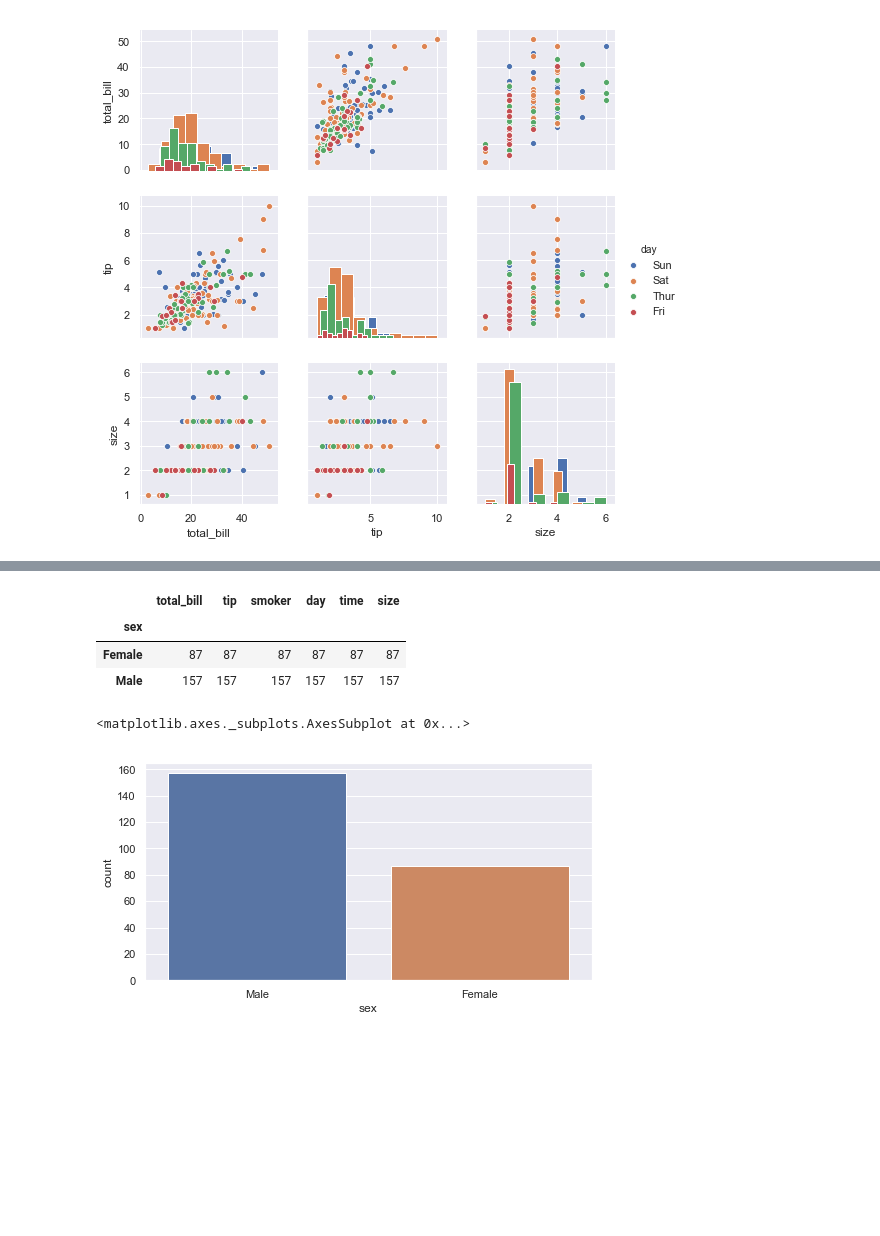
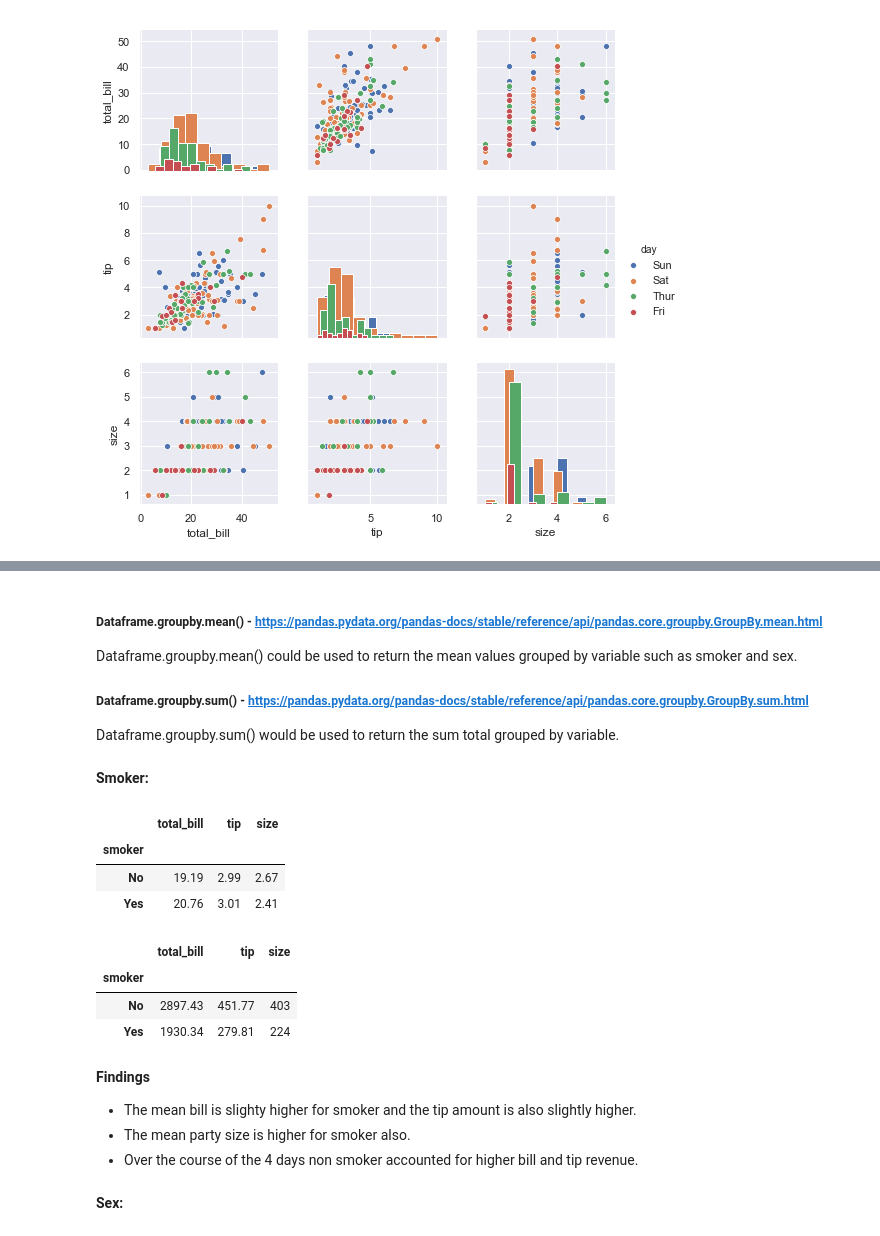
Before and after one commit to johndunne2019/Fundamentals-of-Data-Analysis-Project-2019, a Jupyter notebook: Tips-Dataset.ipynb, the cells around one changed output, grey strips where cells are left out. Saved outputs shown, nothing was run; the diff lists cells and outputs as text; code cells hidden in the pictures; blank space fills up the shorter version.

```diff
--- a/Tips-Dataset.ipynb
+++ b/Tips-Dataset.ipynb
@@ -1153,15 +1072,31 @@ Dataframe.groupby.count() could be used to see how many entries are recorded in
+# %% [markdown]
+##### **Dataframe.groupby.mean() - https://pandas.pydata.org/pandas-docs/stable/reference/api/pandas.core.groupby.GroupBy.mean.html**
+
+Dataframe.groupby.mean() could be used to return the mean values grouped by variable such as smoker and sex.
+
+##### **Dataframe.groupby.sum() - https://pandas.pydata.org/pandas-docs/stable/reference/api/pandas.core.groupby.GroupBy.sum.html**
+Dataframe.groupby.sum() would be used to return the sum total grouped by variable.
+# %% [markdown]
+**Smoker:**
 # %%
-df.groupby('sex').count()
-# I read about using pandas.groupby in this tutorial: https://data36.com/pandas-tutorial-2-aggregation-and-grouping/
-# pandas.groupby documentation: https://pandas.pydata.org/pandas-docs/stable/reference/api/pandas.DataFrame.groupby.html
+df.groupby('smoker').mean().round(2)
+# dataframe.round: https://pandas.pydata.org/pandas-docs/stable/reference/api/pandas.DataFrame.round.html
 # %% [output]
-|  | total_bill | tip | smoker | day | time | size |
-| sex |  |  |  |  |  |  |
-| Female | 87 | 87 | 87 | 87 | 87 | 87 |
-| Male | 157 | 157 | 157 | 157 | 157 | 157 |
+|  | total_bill | tip | size |
+| smoker |  |  |  |
+| No | 19.19 | 2.99 | 2.67 |
+| Yes | 20.76 | 3.01 | 2.41 |
-# %%
-sns.countplot(x="sex", data=tips)
-# countplot used to show the breakdown between male and female
-# %% [output]
-<matplotlib.axes._subplots.AxesSubplot at 0x...>
-[figure, removed]
+# %%
+df.groupby('smoker').sum().round(2)
+# %% [output]
+|  | total_bill | tip | size |
+| smoker |  |  |  |
+| No | 2897.43 | 451.77 | 403 |
+| Yes | 1930.34 | 279.81 | 224 |
+# %% [markdown]
+**Findings**
+* The mean bill is slighty higher for smoker and the tip amount is also slightly higher.
+* The mean party size is higher for smoker also.
+* Over the course of the 4 days non smoker accounted for higher bill and tip revenue.
+# %% [markdown]
+**Sex:**
```
Also changed, not shown: parts of 48 cells of this notebook.
